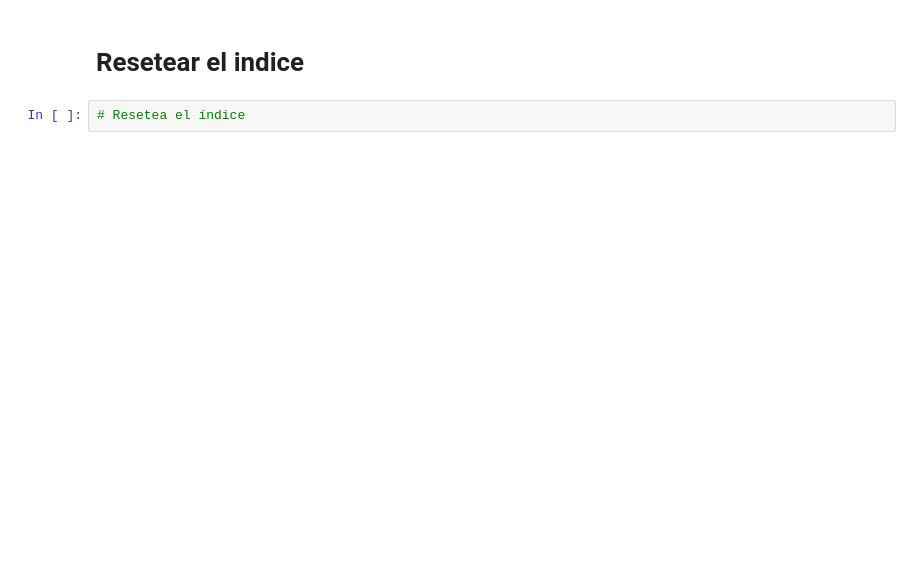
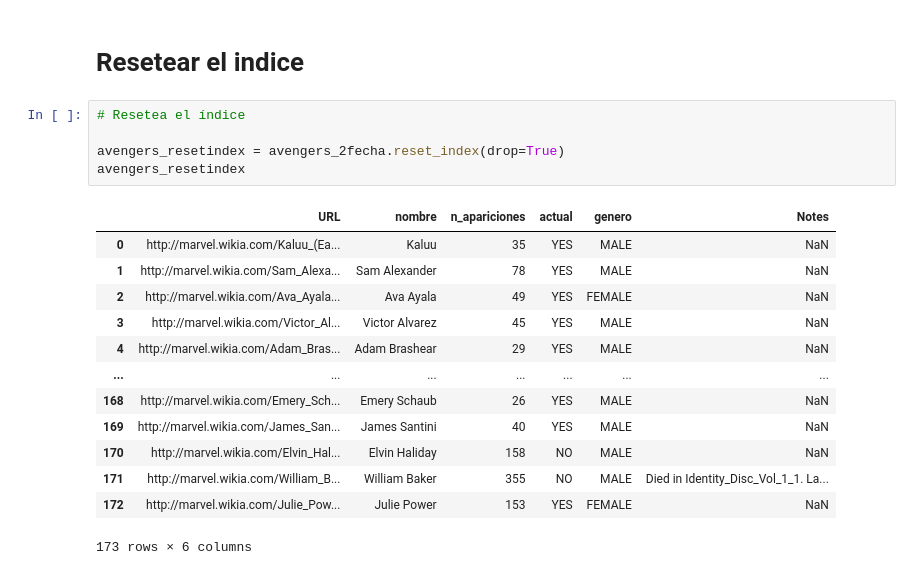
Before and after one commit to WalterRiosNima/PythonDatux, a Jupyter notebook: ExamenFinal/1.DataFrames y Series-ejercicio.ipynb, the cells around one changed output. Drawn from its saved outputs; the diff is of its cells as text; blank space fills up the shorter version.

```diff
--- a/ExamenFinal/1.DataFrames y Series-ejercicio.ipynb
+++ b/ExamenFinal/1.DataFrames y Series-ejercicio.ipynb
@@ -70,3 +177,20 @@ df_all
 # Resetear el indice
 # %%
 # Resetea el índice
+
+avengers_resetindex = avengers_2fecha.reset_index(drop=True)
+avengers_resetindex
+# %% [output]
+|  | URL | nombre | n_apariciones | actual | genero | Notes |
+| 0 | http://marvel.wikia.com/Kaluu_(Ea... | Kaluu | 35 | YES | MALE | NaN |
+| 1 | http://marvel.wikia.com/Sam_Alexa... | Sam Alexander | 78 | YES | MALE | NaN |
+| 2 | http://marvel.wikia.com/Ava_Ayala... | Ava Ayala | 49 | YES | FEMALE | NaN |
+| 3 | http://marvel.wikia.com/Victor_Al... | Victor Alvarez | 45 | YES | MALE | NaN |
+| 4 | http://marvel.wikia.com/Adam_Bras... | Adam Brashear | 29 | YES | MALE | NaN |
+| ... | ... | ... | ... | ... | ... | ... |
+| 168 | http://marvel.wikia.com/Emery_Sch... | Emery Schaub | 26 | YES | MALE | NaN |
+| 169 | http://marvel.wikia.com/James_San... | James Santini | 40 | YES | MALE | NaN |
+| 170 | http://marvel.wikia.com/Elvin_Hal... | Elvin Haliday | 158 | NO | MALE | NaN |
+| 171 | http://marvel.wikia.com/William_B... | William Baker | 355 | NO | MALE | Died in Identity_Disc_Vol_1_1. La... |
+| 172 | http://marvel.wikia.com/Julie_Pow... | Julie Power | 153 | YES | FEMALE | NaN |
+173 rows × 6 columns
```
Also changed, not shown: parts of 13 cells of this notebook, 1 other file.
